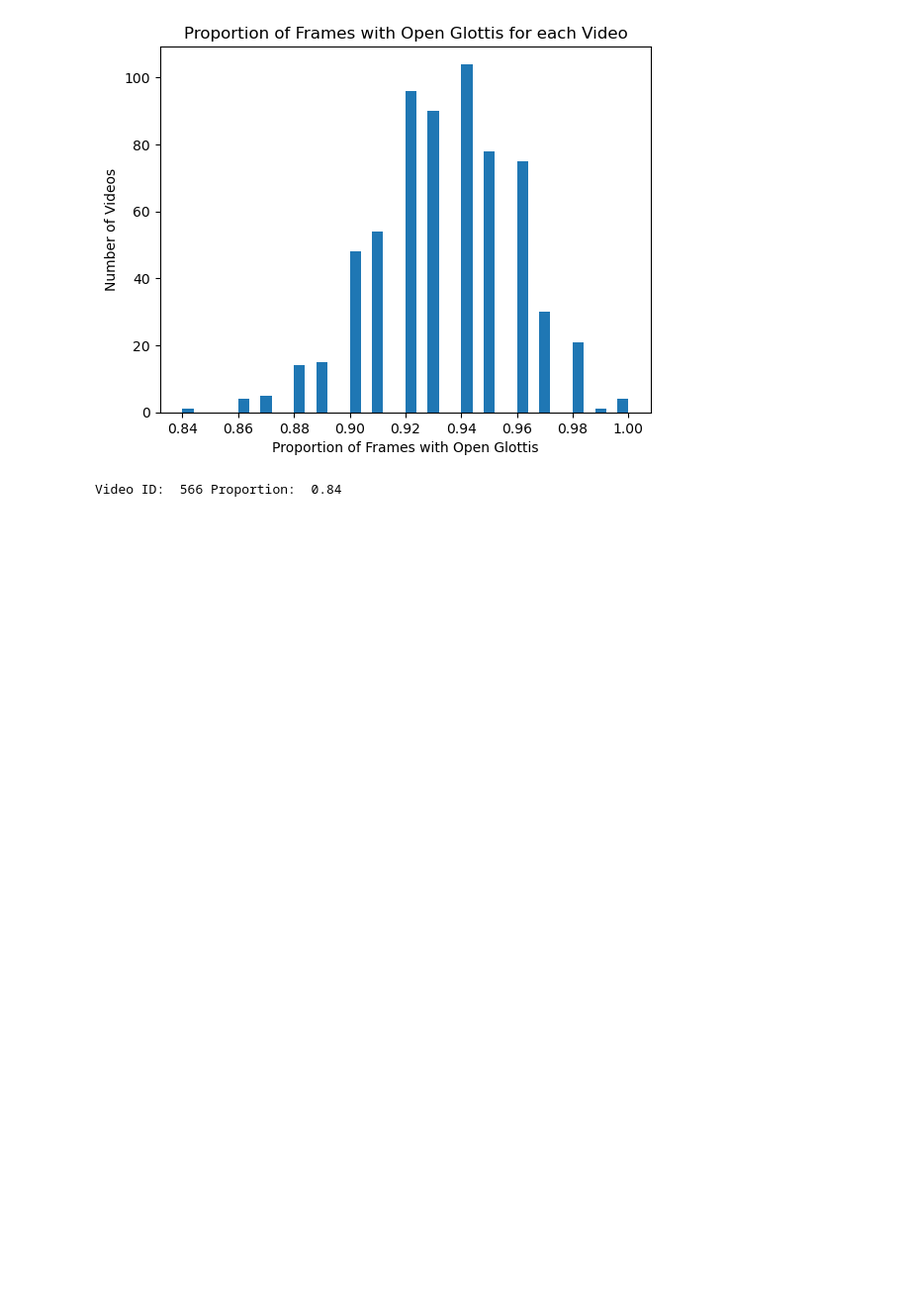
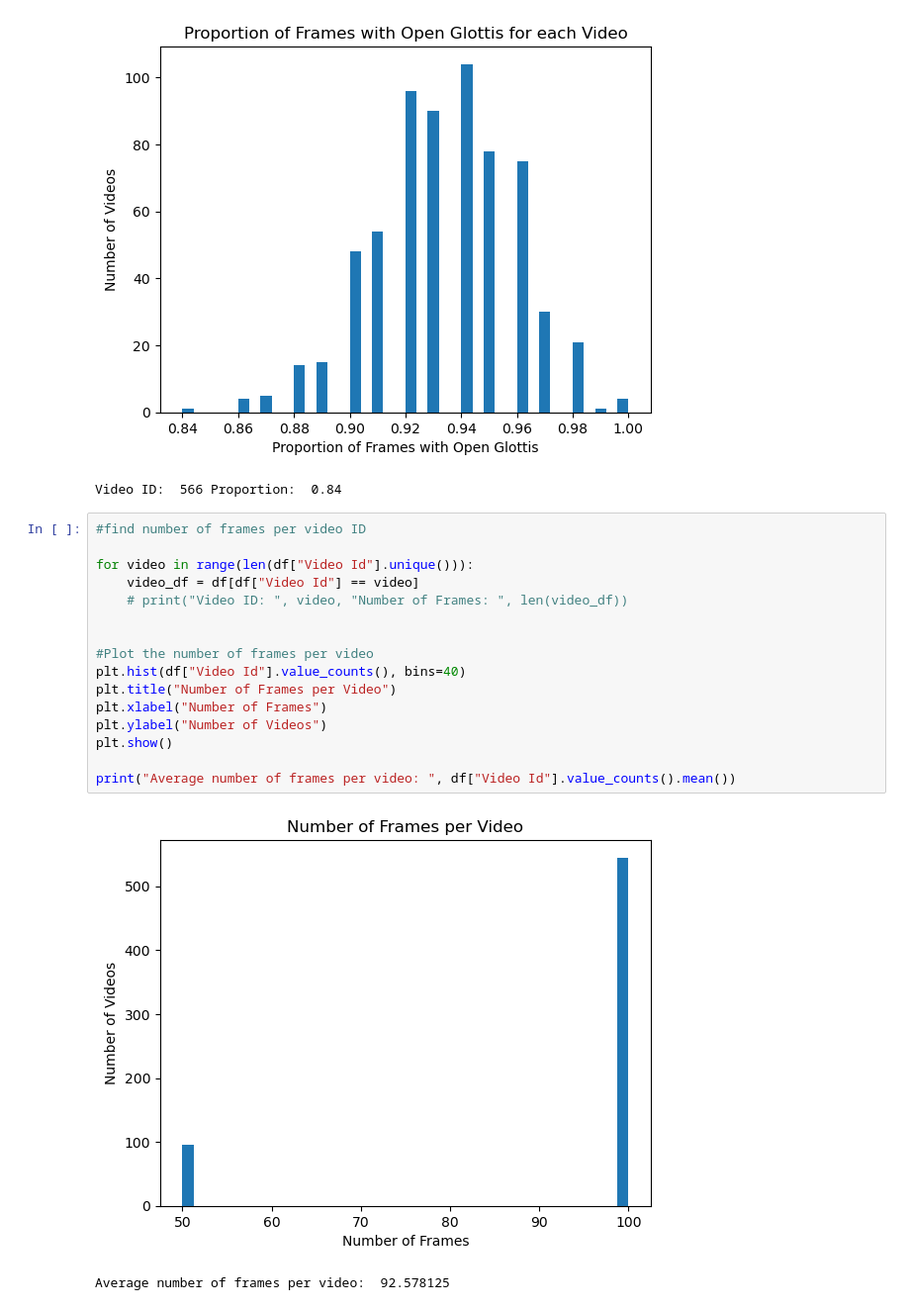
Before and after one commit to Ejento47/Glottis-Detection, a Jupyter notebook: DataAnalysis.ipynb, the cells around one changed output. Shown at 99% size. Saved outputs shown, nothing was run; the diff lists cells and outputs as text; blank space fills up the shorter version.

```diff
--- a/DataAnalysis.ipynb
+++ b/DataAnalysis.ipynb
@@ -251,3 +251,22 @@ for i in range(len(proportions)):
 # %% [output]
 [figure]
 Video ID:  566 Proportion:  0.84
+# %%
+#find number of frames per video ID
+
+for video in range(len(df["Video Id"].unique())):
+    video_df = df[df["Video Id"] == video]
+    # print("Video ID: ", video, "Number of Frames: ", len(video_df))
+
+
+#Plot the number of frames per video
+plt.hist(df["Video Id"].value_counts(), bins=40)
+plt.title("Number of Frames per Video")
+plt.xlabel("Number of Frames")
+plt.ylabel("Number of Videos")
+plt.show()
+
+print("Average number of frames per video: ", df["Video Id"].value_counts().mean())
+# %% [output]
+[figure, added]
+Average number of frames per video:  92.578125
```
Also changed, not shown: parts of 1 cell of this notebook, 1 other file.
